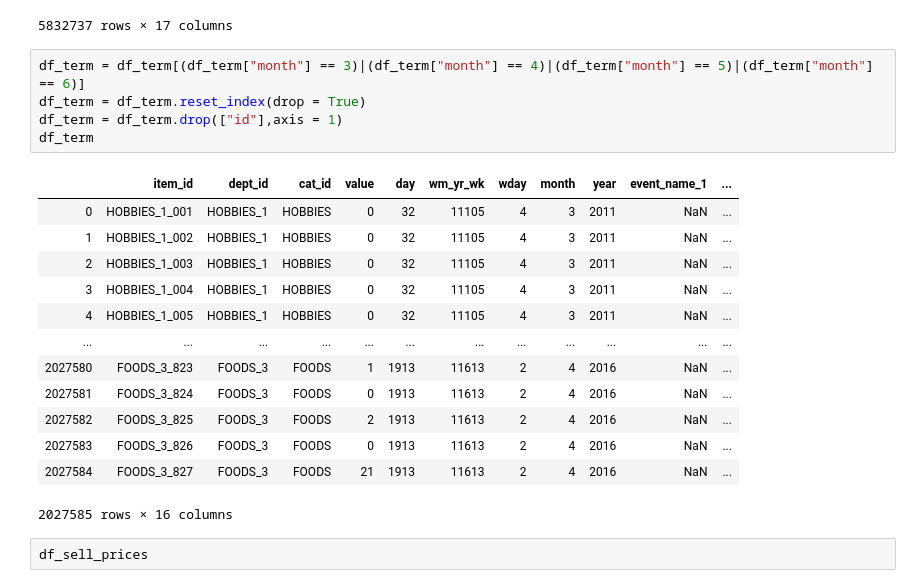
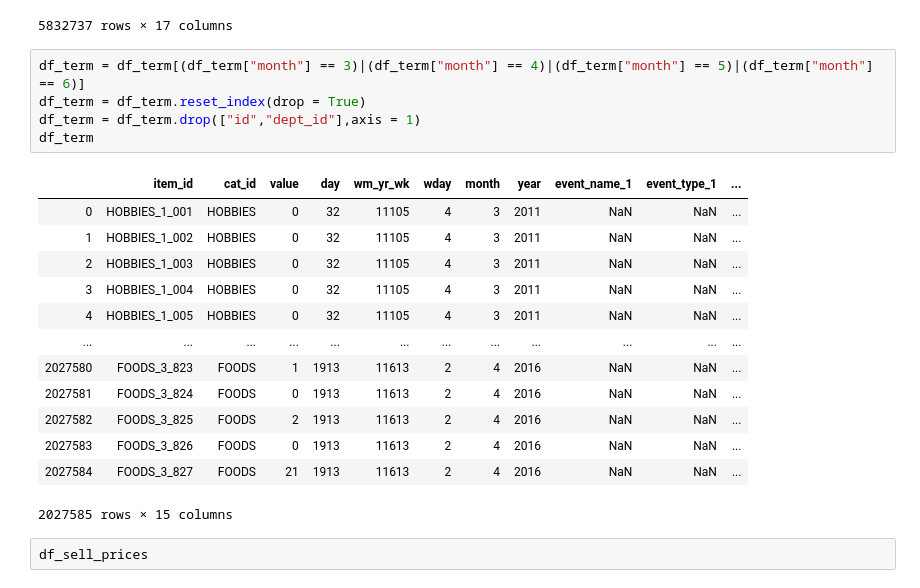
Before and after one commit to TAIR-Project/kaggle-m5-accuracy, a Jupyter notebook: m5_analysis-checkpoint.ipynb, the cells around one changed output. Drawn from its saved outputs; the diff is of its cells as text.

```diff
--- a/m5_analysis-checkpoint.ipynb
+++ b/m5_analysis-checkpoint.ipynb
@@ -325,22 +325,22 @@ df_term
 # %%
 df_term = df_term[(df_term["month"] == 3)|(df_term["month"] == 4)|(df_term["month"] == 5)|(df_term["month"] == 6)]
 df_term = df_term.reset_index(drop = True)
-df_term = df_term.drop(["id"],axis = 1)
+df_term = df_term.drop(["id","dept_id"],axis = 1)
 df_term
 # %% [output]
-|  | item_id | dept_id | cat_id | value | day | wm_yr_wk | wday | month | year | event_name_1 | ... |
-| 0 | HOBBIES_1_001 | HOBBIES_1 | HOBBIES | 0 | 32 | 11105 | 4 | 3 | 2011 | NaN | ... |
-| 1 | HOBBIES_1_002 | HOBBIES_1 | HOBBIES | 0 | 32 | 11105 | 4 | 3 | 2011 | NaN | ... |
-| 2 | HOBBIES_1_003 | HOBBIES_1 | HOBBIES | 0 | 32 | 11105 | 4 | 3 | 2011 | NaN | ... |
-| 3 | HOBBIES_1_004 | HOBBIES_1 | HOBBIES | 0 | 32 | 11105 | 4 | 3 | 2011 | NaN | ... |
-| 4 | HOBBIES_1_005 | HOBBIES_1 | HOBBIES | 0 | 32 | 11105 | 4 | 3 | 2011 | NaN | ... |
+|  | item_id | cat_id | value | day | wm_yr_wk | wday | month | year | event_name_1 | event_type_1 | ... |
+| 0 | HOBBIES_1_001 | HOBBIES | 0 | 32 | 11105 | 4 | 3 | 2011 | NaN | NaN | ... |
+| 1 | HOBBIES_1_002 | HOBBIES | 0 | 32 | 11105 | 4 | 3 | 2011 | NaN | NaN | ... |
+| 2 | HOBBIES_1_003 | HOBBIES | 0 | 32 | 11105 | 4 | 3 | 2011 | NaN | NaN | ... |
+| 3 | HOBBIES_1_004 | HOBBIES | 0 | 32 | 11105 | 4 | 3 | 2011 | NaN | NaN | ... |
+| 4 | HOBBIES_1_005 | HOBBIES | 0 | 32 | 11105 | 4 | 3 | 2011 | NaN | NaN | ... |
 | ... | ... | ... | ... | ... | ... | ... | ... | ... | ... | ... | ... |
-| 2027580 | FOODS_3_823 | FOODS_3 | FOODS | 1 | 1913 | 11613 | 2 | 4 | 2016 | NaN | ... |
-| 2027581 | FOODS_3_824 | FOODS_3 | FOODS | 0 | 1913 | 11613 | 2 | 4 | 2016 | NaN | ... |
-| 2027582 | FOODS_3_825 | FOODS_3 | FOODS | 2 | 1913 | 11613 | 2 | 4 | 2016 | NaN | ... |
-| 2027583 | FOODS_3_826 | FOODS_3 | FOODS | 0 | 1913 | 11613 | 2 | 4 | 2016 | NaN | ... |
-| 2027584 | FOODS_3_827 | FOODS_3 | FOODS | 21 | 1913 | 11613 | 2 | 4 | 2016 | NaN | ... |
+| 2027580 | FOODS_3_823 | FOODS | 1 | 1913 | 11613 | 2 | 4 | 2016 | NaN | NaN | ... |
+| 2027581 | FOODS_3_824 | FOODS | 0 | 1913 | 11613 | 2 | 4 | 2016 | NaN | NaN | ... |
+| 2027582 | FOODS_3_825 | FOODS | 2 | 1913 | 11613 | 2 | 4 | 2016 | NaN | NaN | ... |
+| 2027583 | FOODS_3_826 | FOODS | 0 | 1913 | 11613 | 2 | 4 | 2016 | NaN | NaN | ... |
+| 2027584 | FOODS_3_827 | FOODS | 21 | 1913 | 11613 | 2 | 4 | 2016 | NaN | NaN | ... |
-2027585 rows × 16 columns
+2027585 rows × 15 columns
 # %%
 df_sell_prices
 # %% [output]
```
Also changed, not shown: parts of 5 cells of this notebook.
